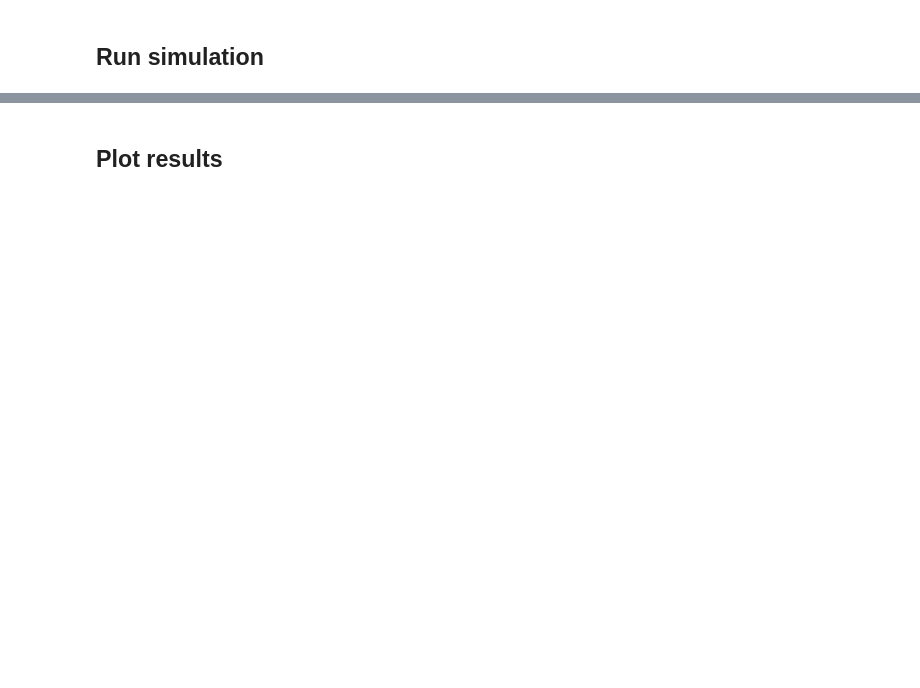
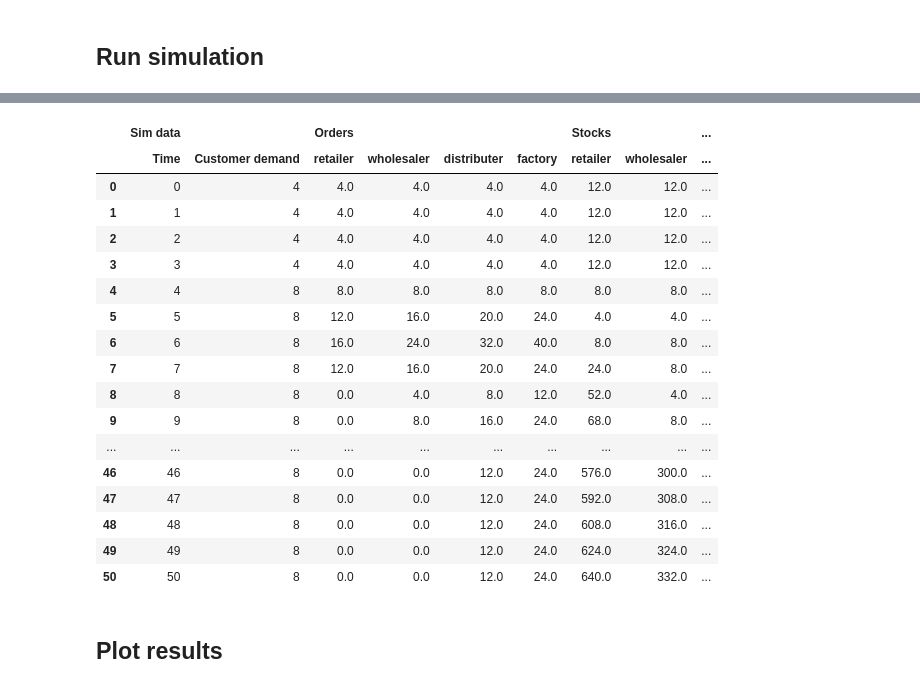
Before and after one commit to billtubbs/prod-inv-control, a Jupyter notebook: beer-game-1989/Sterman-1989-beer-game-functions.ipynb, the cells around one changed output, grey strips where cells are left out. Cells and saved outputs as stored; diff of their text form; code cells hidden in the pictures; blank space fills up the shorter version.

```diff
--- a/beer-game-1989/Sterman-1989-beer-game-functions.ipynb
+++ b/beer-game-1989/Sterman-1989-beer-game-functions.ipynb
@@ -521,7 +507,7 @@ initial_game_states = {
     name: {
         'unfilled_orders': params['initial_unfilled_orders'],
         'stock': params['initial_stock'],
-        'supply_line': deque(params['initial_supply_line'])
+        'supply_line': params['initial_supply_line']
     }
     for name, params in game_params.items()
 }
@@ -531,12 +524,14 @@ print(game_states_table(initial_game_states))
 ## Run simulation
 # %%
 players = ('retailer', 'wholesaler', 'distributer', 'factory')
+
+customer_demand = [4]*4 + [8]*47
 
 game_states = {name: value.copy() for name, value in initial_game_states.items()}
 player_states = {name: value.copy() for name, value in initial_player_states.items()}
 
 sim_out = {label: [].copy() for label in
-           ['Sim data', 'Orders', 'Stocks', 'Supply lines', 'Unfilled orders']}
+           ['Sim data', 'Orders', 'Stocks', 'Supply lines', 'Unfilled orders', 'Costs']}
 
 dt = 1
 for i in range(len(customer_demand)):
@@ -545,7 +540,7 @@ for i in range(len(customer_demand)):
     t = i * dt
 
     #if t == 4:
-    #    import pdb; pdb.set_trace()
+        #import pdb; pdb.set_trace()
 
     # Incoming order for the first player (retailer) is direct
     # from final customer
@@ -558,9 +553,9 @@ for i in range(len(customer_demand)):
     for player in players:
 
         # Update players record of incoming orders
-        order_history = deque(player_states[player]['incoming_order_history'])
-        order_history.pop()
-        order_history.appendleft(next_incoming_order)
+        order_history = player_states[player]['incoming_order_history']
+        order_history.pop(0)
+        order_history.append(next_incoming_order)
         player_states[player]['incoming_order_history'] = list(order_history)
         incoming_orders_t[player] = next_incoming_order
 
@@ -601,4 +596,4 @@ for i in range(len(customer_demand)):
     sim_out['Stocks'].append({player: game_states[player]['stock'] for player in players})
     sim_out['Supply lines'].append({player: sum(game_states[player]['supply_line']) for player in players})
     sim_out['Unfilled orders'].append({player: game_states[player]['unfilled_orders'] for player in players})
-    sim_out['Unfilled orders'].append(costs_t)
+    sim_out['Costs'].append(costs_t)
@@ -605,9 +618,31 @@ for i in range(len(customer_demand)):
 # %%
 import pandas as pd
 import matplotlib.pyplot as plt
 
 sim_results = pd.concat([pd.DataFrame.from_records(data) for data in sim_out.values()], axis=1, keys=sim_out.keys())
-sim_results.round(2).head(10)
+tables_styles = [
+   {'selector': 'th', 'props': [('text-align', 'left')]}
+]
+sim_results.style.format(precision=1).set_table_styles(tables_styles)
+# %% [output]
+|  | Sim data |  | Orders |  |  |  | Stocks |  | ... |
+|  | Time | Customer demand | retailer | wholesaler | distributer | factory | retailer | wholesaler | ... |
+| 0 | 0 | 4 | 4.0 | 4.0 | 4.0 | 4.0 | 12.0 | 12.0 | ... |
+| 1 | 1 | 4 | 4.0 | 4.0 | 4.0 | 4.0 | 12.0 | 12.0 | ... |
+| 2 | 2 | 4 | 4.0 | 4.0 | 4.0 | 4.0 | 12.0 | 12.0 | ... |
+| 3 | 3 | 4 | 4.0 | 4.0 | 4.0 | 4.0 | 12.0 | 12.0 | ... |
+| 4 | 4 | 8 | 8.0 | 8.0 | 8.0 | 8.0 | 8.0 | 8.0 | ... |
+| 5 | 5 | 8 | 12.0 | 16.0 | 20.0 | 24.0 | 4.0 | 4.0 | ... |
+| 6 | 6 | 8 | 16.0 | 24.0 | 32.0 | 40.0 | 8.0 | 8.0 | ... |
+| 7 | 7 | 8 | 12.0 | 16.0 | 20.0 | 24.0 | 24.0 | 8.0 | ... |
+| 8 | 8 | 8 | 0.0 | 4.0 | 8.0 | 12.0 | 52.0 | 4.0 | ... |
+| 9 | 9 | 8 | 0.0 | 8.0 | 16.0 | 24.0 | 68.0 | 8.0 | ... |
+| ... | ... | ... | ... | ... | ... | ... | ... | ... | ... |
+| 46 | 46 | 8 | 0.0 | 0.0 | 12.0 | 24.0 | 576.0 | 300.0 | ... |
+| 47 | 47 | 8 | 0.0 | 0.0 | 12.0 | 24.0 | 592.0 | 308.0 | ... |
+| 48 | 48 | 8 | 0.0 | 0.0 | 12.0 | 24.0 | 608.0 | 316.0 | ... |
+| 49 | 49 | 8 | 0.0 | 0.0 | 12.0 | 24.0 | 624.0 | 324.0 | ... |
+| 50 | 50 | 8 | 0.0 | 0.0 | 12.0 | 24.0 | 640.0 | 332.0 | ... |
 # %% [markdown]
 ## Plot results
 # %%
```
Also changed, not shown: parts of 17 cells of this notebook.
